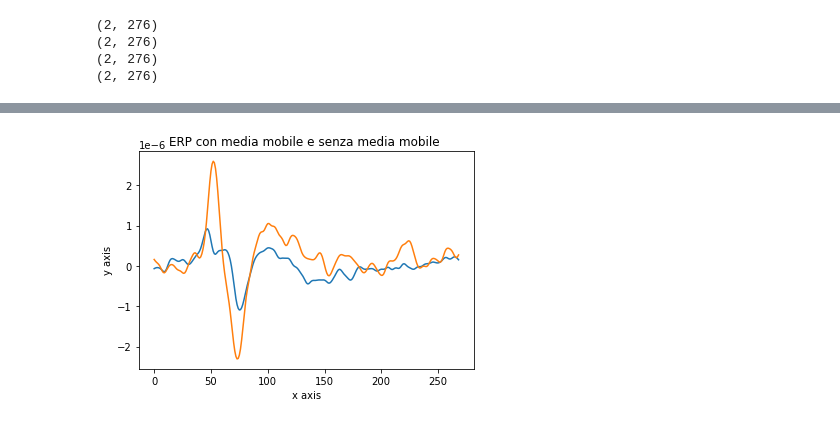
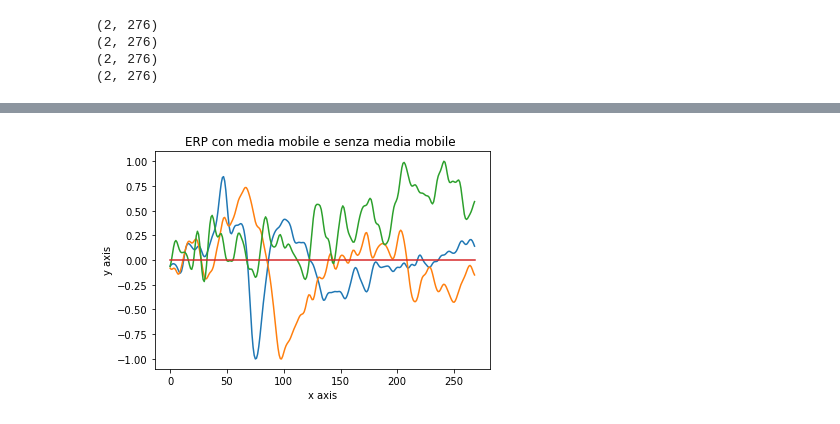
Before and after one commit to Diego41ITA/EEG-analysis, a Jupyter notebook: Multi_sub.ipynb, the cells around one changed output, grey strips where cells are left out. Cells and saved outputs as stored; diff of their text form; code cells hidden in the pictures.

```diff
--- a/Multi_sub.ipynb
+++ b/Multi_sub.ipynb
@@ -219,0 +220,24 @@ print(len(ERP_ROI_Uomini_vector))
+# %%
+for  i in range(len(subs_file_path)):
+    ERP_ROI_Animali_vector[i]=ERP_ROI_Animali_vector[i].tolist()
+    ERP_ROI_Animali_vector[i].insert(0,subs_file_path[i])
+    ERP_ROI_Animali_vector[i].insert(1,'Animali')
+
+    ERP_ROI_Uomini_vector[i]=ERP_ROI_Uomini_vector[i].tolist()
+    ERP_ROI_Uomini_vector[i].insert(0,subs_file_path[i])
+    ERP_ROI_Uomini_vector[i].insert(1,'Uomini')
+# %%
+import csv
+f=open("ERP_SUB","a",newline="")
+writer=csv.writer(f)
+
+for i in range(len(subs_file_path)):
+    writer.writerow(ERP_ROI_Animali_vector[i])
+    writer.writerow(ERP_ROI_Uomini_vector[i])
+
+f.close()
+# %%
+#normalizziamo
+for i in range(3):
+    ERP_ROI_Animali_vector[i] = ERP_ROI_Animali_vector[i] / np.max(np.abs(ERP_ROI_Animali_vector[i]))
+    ERP_ROI_Uomini_vector[i] = ERP_ROI_Uomini_vector[i] / np.max(np.abs(ERP_ROI_Uomini_vector[i]))
@@ -220,17 +263,19 @@ print(len(ERP_ROI_Uomini_vector))
 # %%
 plt.plot(range(269),ERP_ROI_Animali_vector[0])
-plt.plot(range(269),ERP_ROI_Uomini_vector[0])
+plt.plot(range(269),ERP_ROI_Animali_vector[1])
+plt.plot(range(269),ERP_ROI_Animali_vector[2])
+plt.plot(range(269),ERP_ROI_Animali_vector[3])
 # Add Title
 
 plt.title("ERP con media mobile e senza media mobile ")
 
 # Add Axes Labels
 
 plt.xlabel("x axis")
 plt.ylabel("y axis")
 
 # Display
 
 plt.show()
 # %% [output]
-[figure, old version]
+[figure, new version]
```
Also changed, not shown: parts of 10 cells of this notebook, 2 other files.
